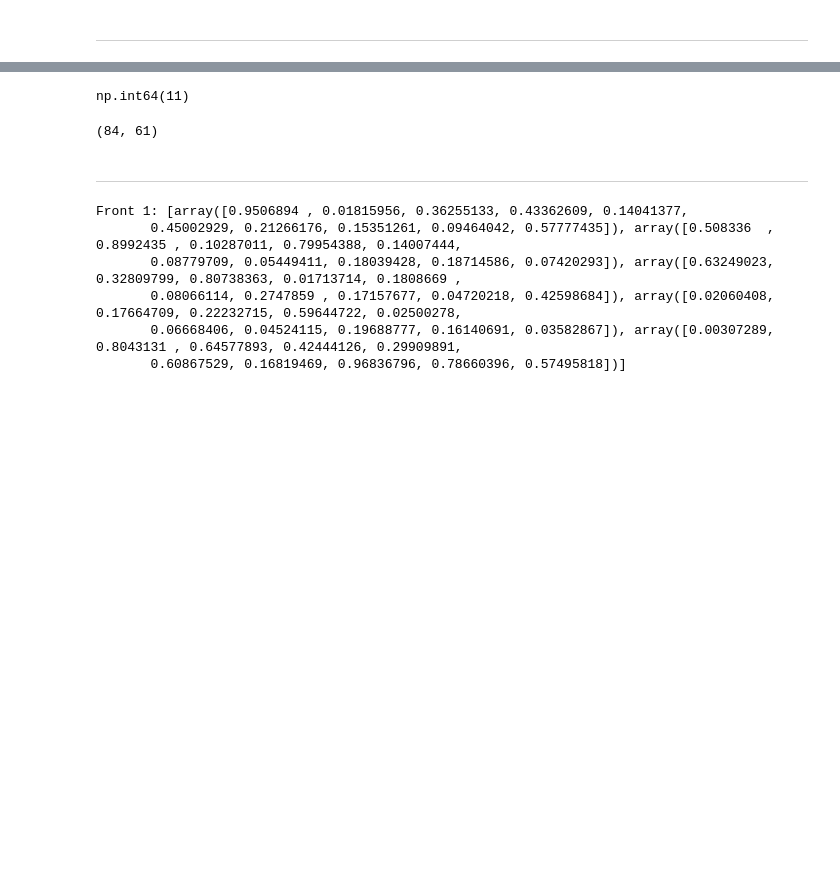
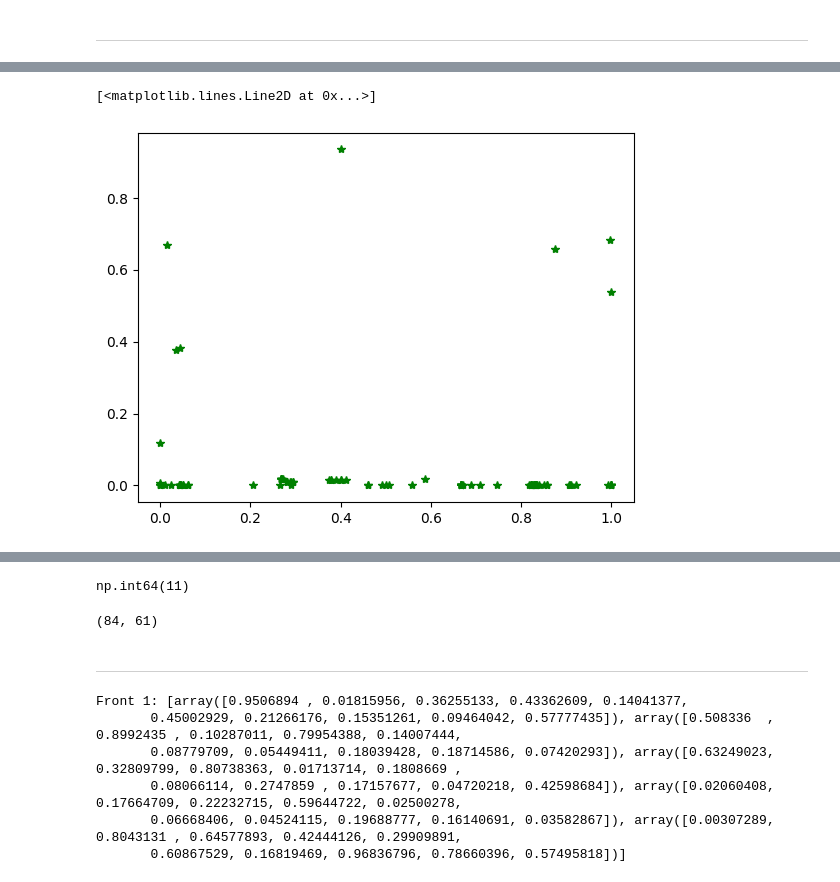
Before and after one commit to pintamonas4575/BIOCOMP-project-MAADM-UPM, a Jupyter notebook: MOO-ZDT1.ipynb, the cells around one changed output, grey strips where cells are left out. Cells and saved outputs as stored; diff of their text form; code cells hidden in the pictures; blank space fills up the shorter version.

```diff
--- a/MOO-ZDT1.ipynb
+++ b/MOO-ZDT1.ipynb
@@ -408,0 +409,5 @@ print(type(final_objectives))
+# %%
+plt.plot(final_population[:, 0], final_population[:, 1], color='green', label='Custom Solution', marker='*', linestyle='None')
+# %% [output]
+[<matplotlib.lines.Line2D at 0x...>]
+[figure, added]
```
Also changed, not shown: parts of 31 cells of this notebook.
